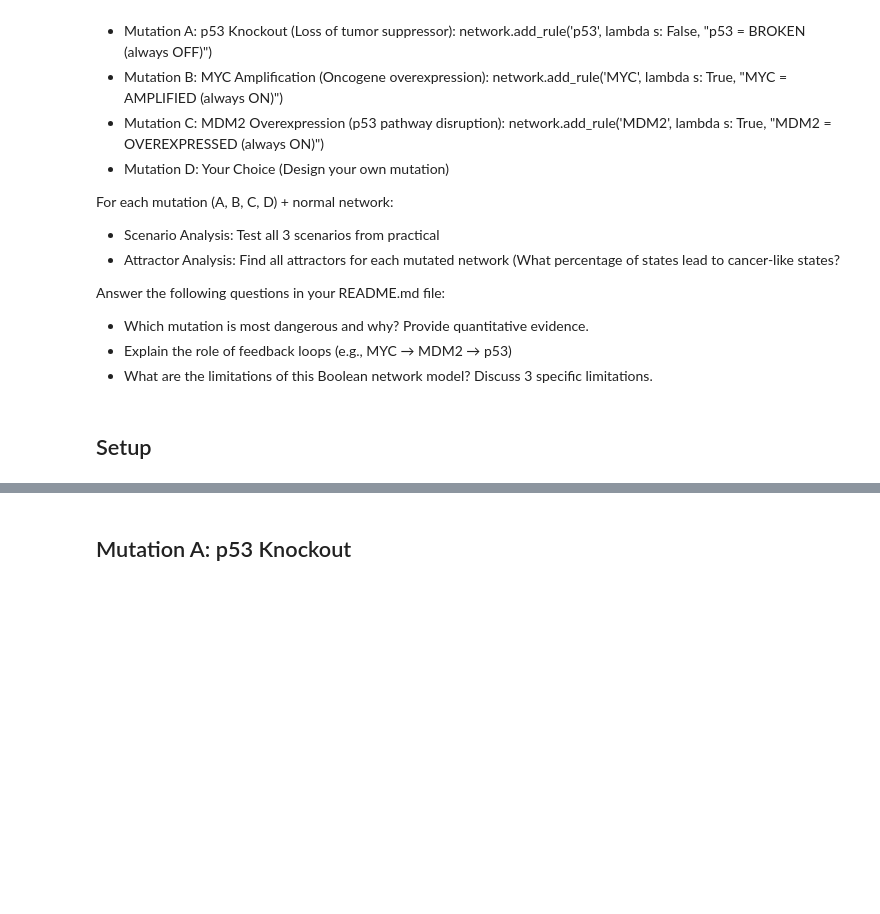
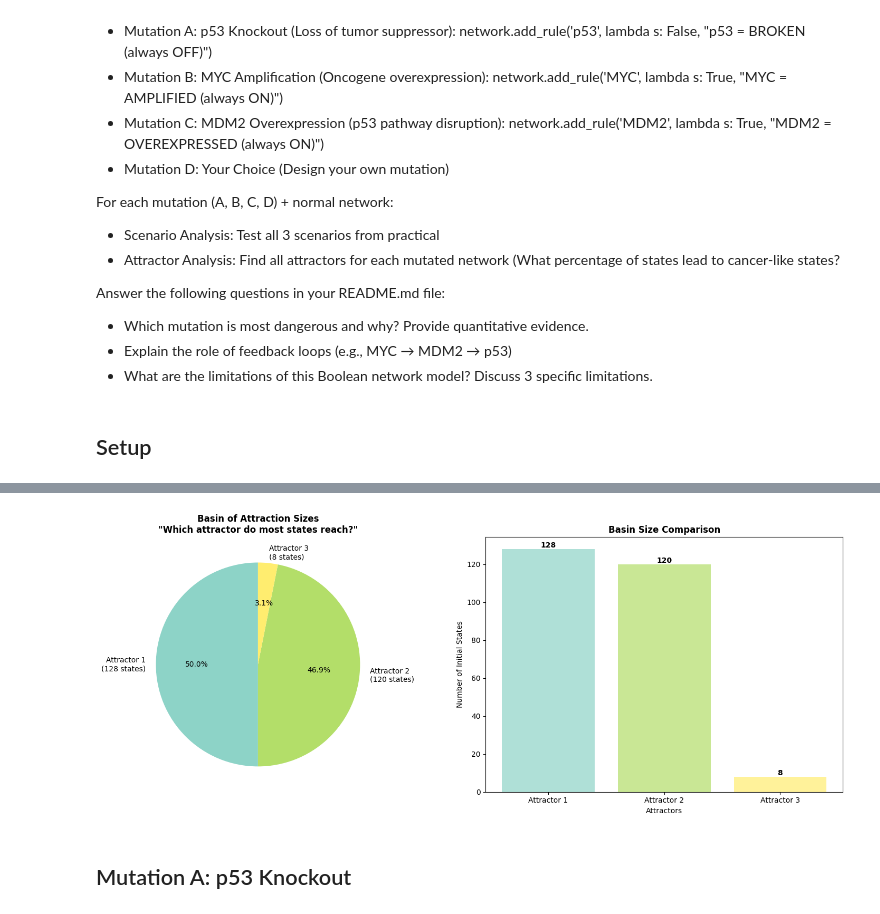
Before and after one commit to Ruczak/MMBS-Group12, a Jupyter notebook: Assignment3/assignment3.ipynb, the cells around one changed output, grey strips where cells are left out. Cells and saved outputs as stored; diff of their text form; code cells hidden in the pictures; blank space fills up the shorter version.

```diff
--- a/Assignment3/assignment3.ipynb
+++ b/Assignment3/assignment3.ipynb
@@ -28,0 +349,73 @@ Answer the following questions in your README.md file:
+# %%
+# 🟡 Which states end up in which attractor?
+
+# Track which initial states lead to which attractors
+basin_data = defaultdict(list)  # attractor -> list of initial states
+attractor_map = {}  # initial_state -> attractor_index
+
+n_nodes = len(node_names)
+all_states = list(product([0, 1], repeat=n_nodes))
+print(f"Analyzing {len(all_states)} initial states...")
+
+for initial_state in all_states:
+    # Set network state
+    state_dict = {node_names[i]: initial_state[i] for i in range(n_nodes)}
+    network.set_state(**state_dict)
+
+    # Simulate
+    trajectory = network.simulate(steps=max_steps, record_history=True)
+
+    # Find which attractor this leads to
+    if len(trajectory) >= 2 and np.array_equal(trajectory[-1], trajectory[-2]):
+        final_state = tuple(int(x) for x in trajectory[-1])  # Clean conversion
+
+        # Find matching attractor
+        for att_idx, attractor in enumerate(attractors):
+            clean_attractor = tuple(int(x) for x in attractor)
+            if final_state == clean_attractor:
+                basin_data[att_idx].append(initial_state)
+                attractor_map[initial_state] = att_idx
+                break
+
+# Display basin sizes
+print(f"\n Basin Sizes:")
+total_states = len(all_states)
+for att_idx in range(len(attractors)):
+    basin_size = len(basin_data[att_idx])
+    percentage = (basin_size / total_states) * 100
+    print(f"   Attractor {att_idx+1}: {basin_size:3d} states ({percentage:5.1f}%)")
+
+# Create pie chart of basin sizes
+fig, (ax1, ax2) = plt.subplots(1, 2, figsize=(15, 6))
+
+# Pie chart of basin sizes
+basin_sizes = [len(basin_data[i]) for i in range(len(attractors))]
+basin_labels = [f'Attractor {i+1}\n({size} states)' for i, size in enumerate(basin_sizes)]
+colors = plt.cm.Set3(np.linspace(0, 1, len(attractors)))
+
+wedges, texts, autotexts = ax1.pie(basin_sizes,
+                                   labels=basin_labels,
+                                   colors=colors,
+                                   autopct='%1.1f%%',
+                                   startangle=90)
+
+ax1.set_title('Basin of Attraction Sizes\n"Which attractor do most states reach?"',
+              fontsize=12, fontweight='bold')
+
+# Bar chart comparison
+attractor_names = [f'Attractor {i+1}' for i in range(len(attractors))]
+bars = ax2.bar(attractor_names, basin_sizes, color=colors, alpha=0.7)
+
+ax2.set_title('Basin Size Comparison', fontsize=12, fontweight='bold')
+ax2.set_ylabel('Number of Initial States', fontsize=10)
+ax2.set_xlabel('Attractors', fontsize=10)
+
+# Add value labels on bars
+for bar, size in zip(bars, basin_sizes):
+    height = bar.get_height()
+    ax2.text(bar.get_x() + bar.get_width()/2., height, f'{size}',
+             ha='center', va='bottom', fontweight='bold')
+
+plt.tight_layout()
+plt.show()
+# %% [output]
@@ -29,3 +439,4 @@ Answer the following questions in your README.md file:
+[figure, added]
 # %% [markdown]
 ## Mutation A: p53 Knockout
 # %% [markdown]
```
Also changed, not shown: parts of 10 cells of this notebook.
